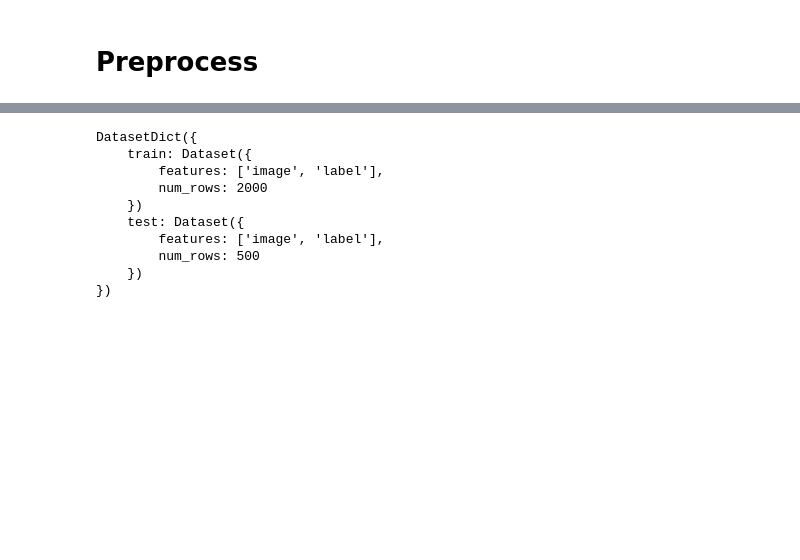
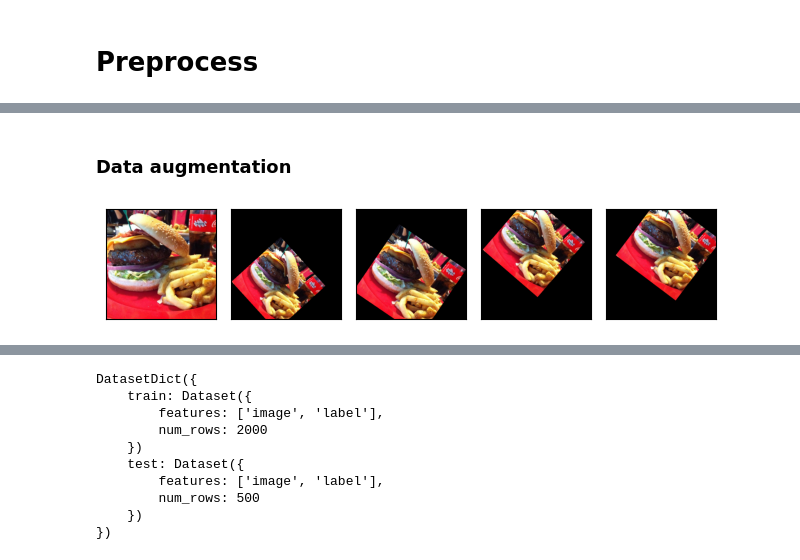
Before and after one commit to vitaliyradchenko/projector_course, a Jupyter notebook: lectures/16.1 - DL in Computer Vision. Fine_tune_own_model.ipynb, the cells around one changed output, grey strips where cells are left out. Cells and saved outputs as stored; diff of their text form; code cells hidden in the pictures; blank space fills up the shorter version.

Commit message:
lecture 16.1: add more data augmentations

```diff
--- a/lectures/16.1 - DL in Computer Vision. Fine_tune_own_model.ipynb
+++ b/lectures/16.1 - DL in Computer Vision. Fine_tune_own_model.ipynb
@@ -58,0 +124,13 @@ image_processor = AutoImageProcessor.from_pretrained(checkpoint)
+# %% [markdown]
+### Data augmentation
+# %%
+# see https://pytorch.org/vision/main/auto_examples/transforms/plot_transforms_illustrations.html
+from torchvision.transforms.v2 import RandomAffine, RandomPerspective, RandomResizedCrop, ColorJitter, RandAugment, RandomHorizontalFlip
+
+orig_img = food["train"][0]["image"]
+# %%
+affine_transfomer = RandomAffine(degrees=(30, 70), translate=(0.1, 0.3), scale=(0.5, 0.75))
+affine_imgs = [affine_transfomer(orig_img) for _ in range(4)]
+plot([orig_img] + affine_imgs)
+# %% [output]
+[figure, added]
```
Also changed, not shown: parts of 13 cells of this notebook.
